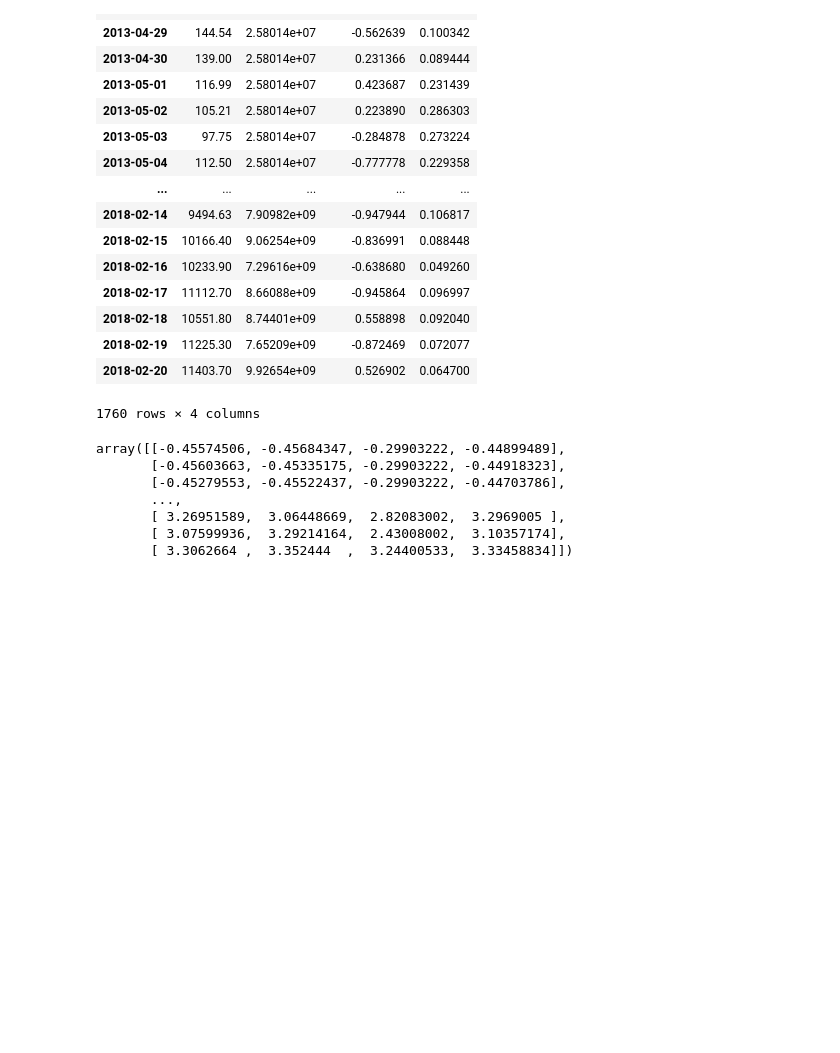
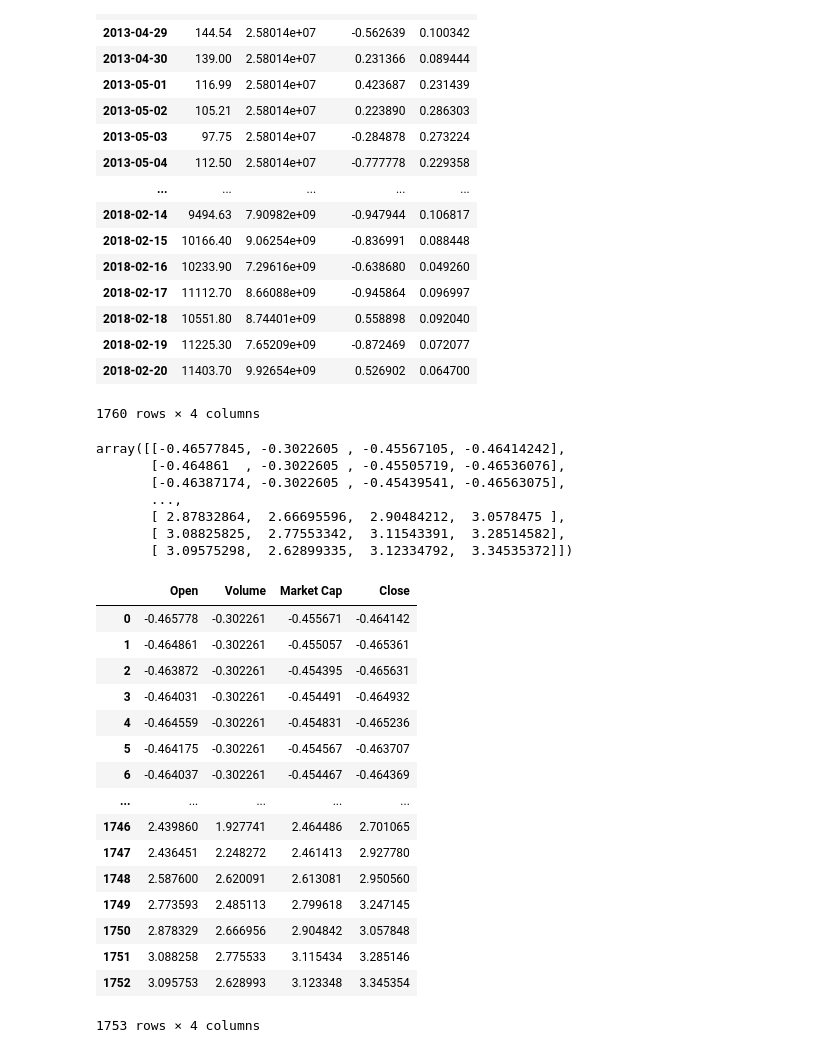
Before and after one commit to meng1994412/Bitcoin_Price_Predictor, a Jupyter notebook: code/Bitcoin_data_preprocessing.ipynb, the cells around one changed output. Drawn from its saved outputs; the diff is of its cells as text; code cells hidden in the pictures; blank space fills up the shorter version.

```diff
--- a/code/Bitcoin_data_preprocessing.ipynb
+++ b/code/Bitcoin_data_preprocessing.ipynb
@@ -213,18 +232,18 @@ bitcoin_2
 # %%
 # scale the data since value difference among some columns are quite large.
 scaler = preprocessing.StandardScaler()
-scaler.fit(bitcoin_1)
-bitcoin_scale = scaler.transform(bitcoin_1)
+scaler.fit(bitcoin_1_cal)
+bitcoin_scale = scaler.transform(bitcoin_1_cal)
 
 # check scaled data
 bitcoin_scale
 # %% [output]
-array([[-0.45574506, -0.45684347, -0.29903222, -0.44899489],
-       [-0.45603663, -0.45335175, -0.29903222, -0.44918323],
-       [-0.45279553, -0.45522437, -0.29903222, -0.44703786],
+array([[-0.46577845, -0.3022605 , -0.45567105, -0.46414242],
+       [-0.464861  , -0.3022605 , -0.45505719, -0.46536076],
+       [-0.46387174, -0.3022605 , -0.45439541, -0.46563075],
        ...,
-       [ 3.26951589,  3.06448669,  2.82083002,  3.2969005 ],
-       [ 3.07599936,  3.29214164,  2.43008002,  3.10357174],
-       [ 3.3062664 ,  3.352444  ,  3.24400533,  3.33458834]])
+       [ 2.87832864,  2.66695596,  2.90484212,  3.0578475 ],
+       [ 3.08825825,  2.77553342,  3.11543391,  3.28514582],
+       [ 3.09575298,  2.62899335,  3.12334792,  3.34535372]])
 # %%
 # export data
@@ -232,4 +251,25 @@ bitcoin_2.to_csv('./bitcoin_price_diff_attr.csv')
 # %%
 bitcoin_scale = pd.DataFrame(bitcoin_scale)
-bitcoin_scale.columns = ['Open', 'Close', 'Volume', 'Market Cap']
-bitcoin_scale.to_csv('./bitcoin_price_scaled.csv')
+bitcoin_scale.columns = ['Open', 'Volume', 'Market Cap', 'Close']
+bitcoin_scale.to_csv('/home/sunny/NWU/EECS349/Bitcoin_Price_Predictor/data/bitcoin_price_scaled.csv')
+# %%
+# check data
+bitcoin_scale
+# %% [output]
+|  | Open | Volume | Market Cap | Close |
+| 0 | -0.465778 | -0.302261 | -0.455671 | -0.464142 |
+| 1 | -0.464861 | -0.302261 | -0.455057 | -0.465361 |
+| 2 | -0.463872 | -0.302261 | -0.454395 | -0.465631 |
+| 3 | -0.464031 | -0.302261 | -0.454491 | -0.464932 |
+| 4 | -0.464559 | -0.302261 | -0.454831 | -0.465236 |
+| 5 | -0.464175 | -0.302261 | -0.454567 | -0.463707 |
+| 6 | -0.464037 | -0.302261 | -0.454467 | -0.464369 |
+| ... | ... | ... | ... | ... |
+| 1746 | 2.439860 | 1.927741 | 2.464486 | 2.701065 |
+| 1747 | 2.436451 | 2.248272 | 2.461413 | 2.927780 |
+| 1748 | 2.587600 | 2.620091 | 2.613081 | 2.950560 |
+| 1749 | 2.773593 | 2.485113 | 2.799618 | 3.247145 |
+| 1750 | 2.878329 | 2.666956 | 2.904842 | 3.057848 |
+| 1751 | 3.088258 | 2.775533 | 3.115434 | 3.285146 |
+| 1752 | 3.095753 | 2.628993 | 3.123348 | 3.345354 |
+1753 rows × 4 columns
```
Also changed, not shown: parts of 3 cells of this notebook.
